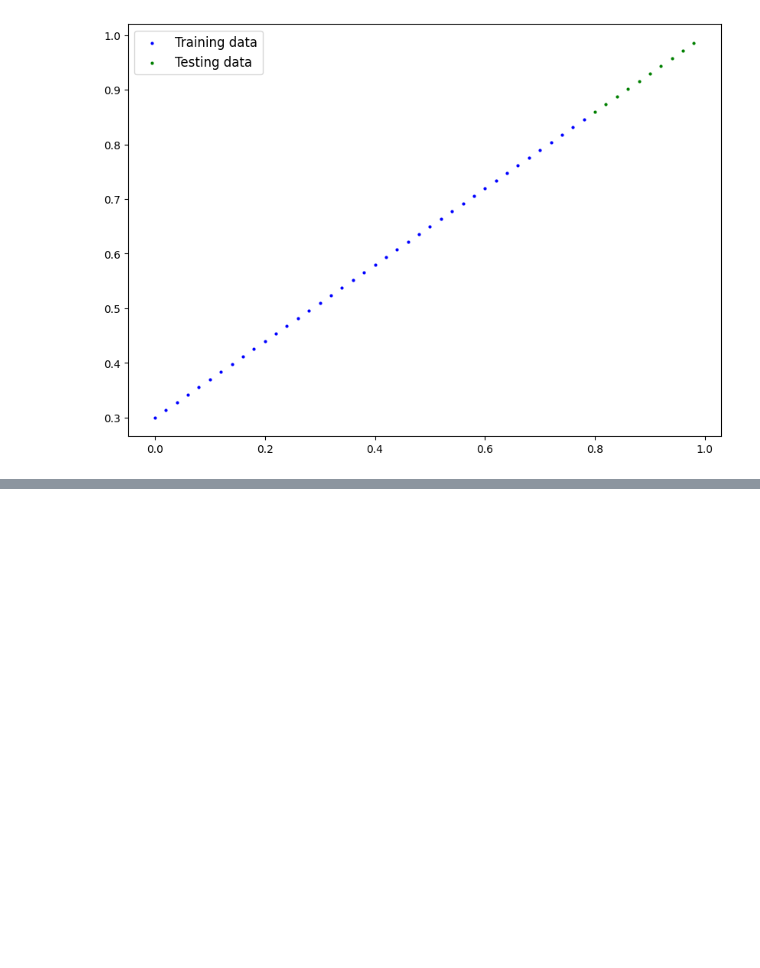
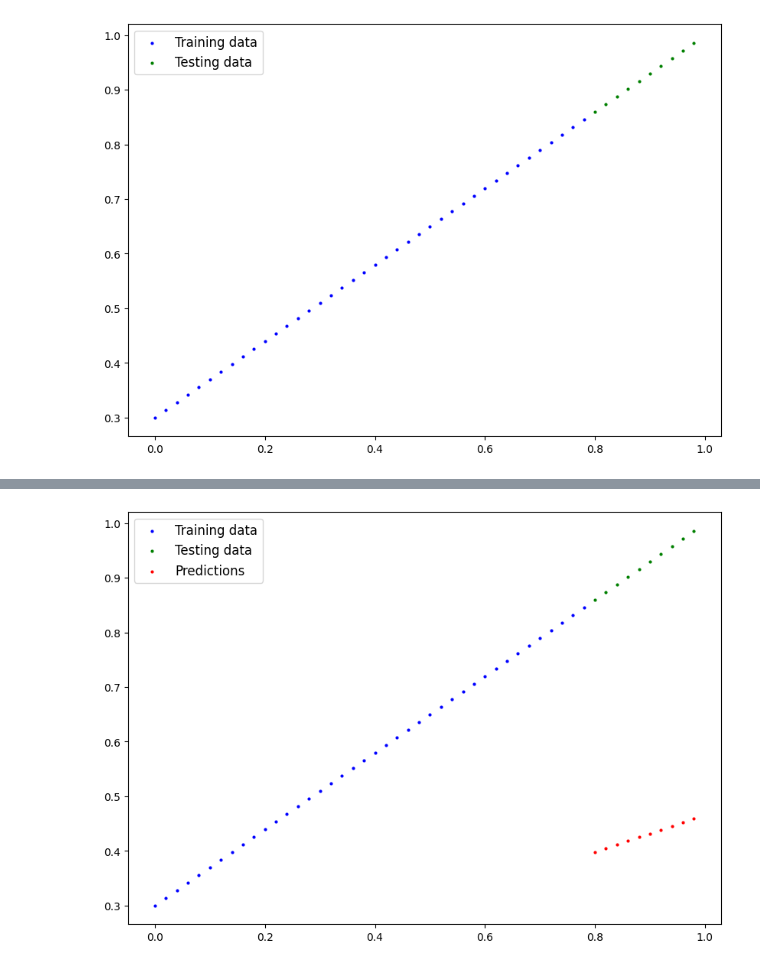
Before and after one commit to konstakostov/PyTorch-Learning, a Jupyter notebook: 01.pytorch_workflow_fundamentals/01.00.workflow.ipynb, the cells around one changed output, grey strips where cells are left out. Saved outputs shown, nothing was run; the diff lists cells and outputs as text; code cells hidden in the pictures; blank space fills up the shorter version.

```diff
--- a/01.pytorch_workflow_fundamentals/01.00.workflow.ipynb
+++ b/01.pytorch_workflow_fundamentals/01.00.workflow.ipynb
@@ -230,8 +233,8 @@ class LinearRegressionModel(nn.Module):
                                              dtype=torch.float)) # Setting default dtype float32
 
     # Forward method defines the computation in the model
-    def forward(self, x: torch.Tensor) -> torch.Tensor:
-        return self.weight * x + self.bias  # Linear Regression formula; "x" is the input data
+    def forward(self, x: torch.Tensor) -> torch.Tensor:     # "x" is the input data
+        return self.weights * x + self.bias  # Linear Regression formula; "x" is the input data
 # %% [markdown]
 #### Basic building blocks of creating a PyTorch model by subclassing nn.Module. For objects that subclass nn.Module, the forward() method must be defined.
 
@@ -240,0 +248,9 @@ class LinearRegressionModel(nn.Module):
+# %%
+# Creating a random seed
+torch.manual_seed(42)
+
+# Creating an instance of the model (this is a subclass of `nn.Module`)
+model_0 = LinearRegressionModel()
+
+# Checking our model's parameters (List unnamed parameters)
+list(model_0.parameters())
@@ -240,0 +273,4 @@ class LinearRegressionModel(nn.Module):
+# %%
+# Make predictions with a model
+with torch.inference_mode():
+    y_predictions = model_0(X_test)
@@ -240,0 +305,11 @@ class LinearRegressionModel(nn.Module):
+# %%
+# Visualising the data
+plot_predictions(train_data=X_train,
+                 train_labels=y_train,
+                 test_data=X_test,
+                 test_labels=y_test,
+                 predictions=y_predictions)
+
+# Because we are using random data, our predictions are way off.
+# %% [output]
+[figure, added]
```
Also changed, not shown: parts of 11 cells of this notebook.
